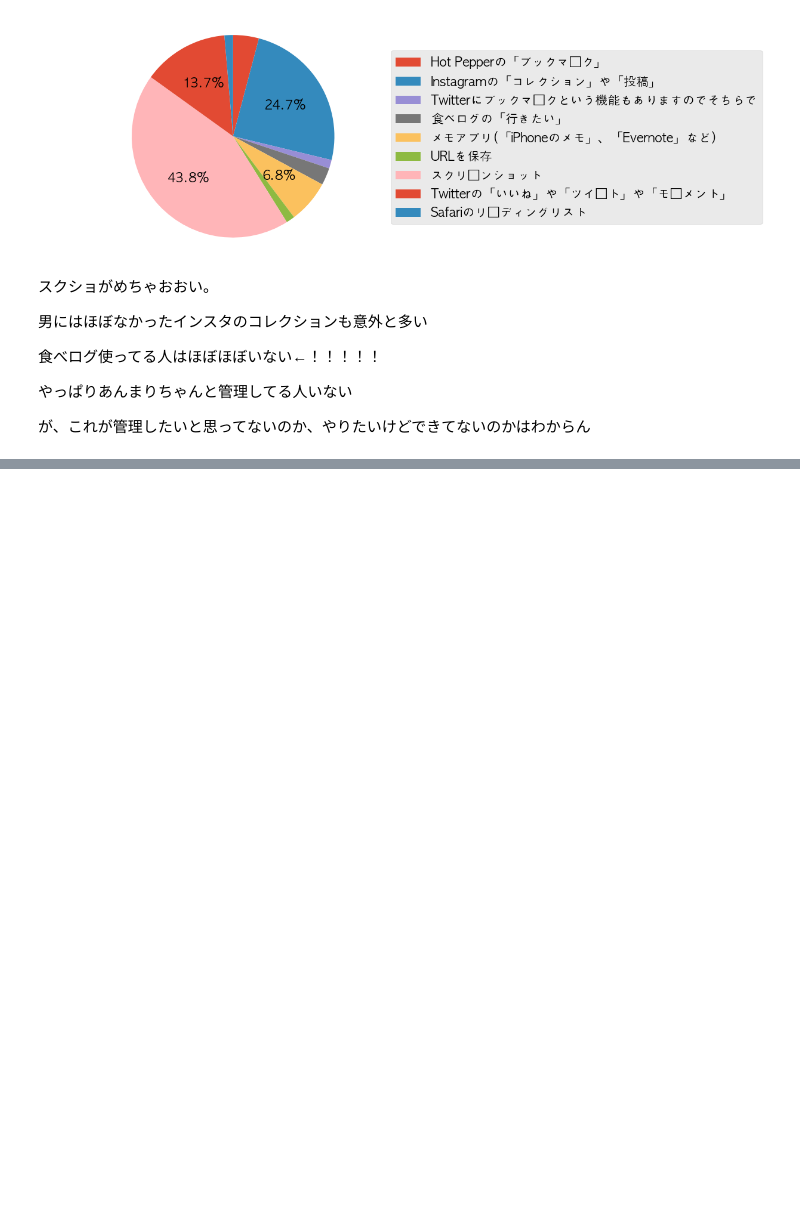
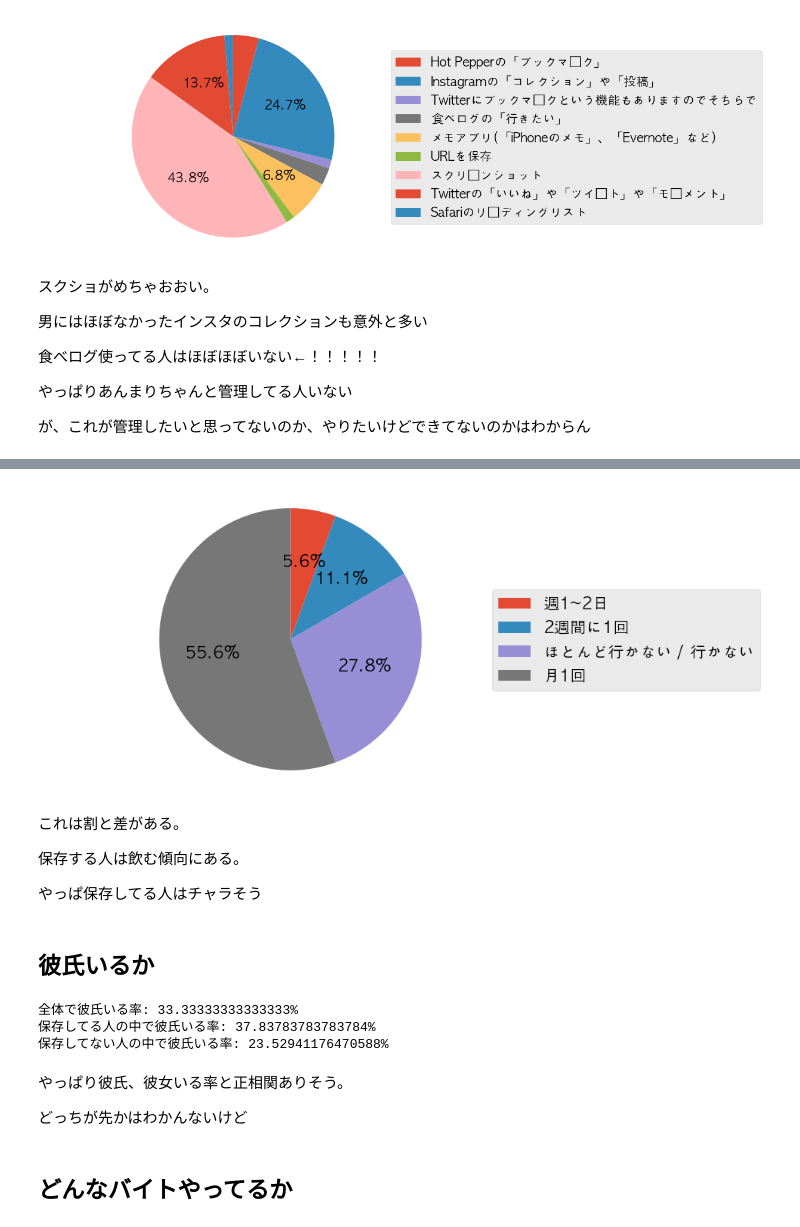
Before and after one commit to tomohiroo/foolip_analysis, a Jupyter notebook: google_form/分析.ipynb, the cells around one changed output, grey strips where cells are left out. Drawn from its saved outputs; the diff is of its cells as text; code cells hidden in the pictures; blank space fills up the shorter version.

```diff
--- a/google_form/分析.ipynb
+++ b/google_form/分析.ipynb
@@ -354,0 +438,43 @@ save_woman =
+# %%
+non_save_often_drink = non_save_woman.iloc[:,4]
+non_save_often_drink_data = np.zeros(len(save_often_drink_uniq))
+for (i, u) in enumerate(save_often_drink_uniq):
+    for s in non_save_often_drink:
+        if s == u:
+            non_save_often_drink_data[i] += 1
+pie_chart(non_save_often_drink_data, save_often_drink_uniq)
+# %% [output]
+[figure, added]
+# %% [markdown]
+これは割と差がある。
+
+保存する人は飲む傾向にある。
+
+やっぱ保存してる人はチャラそう
+# %% [markdown]
+## 彼氏いるか
+# %%
+with_boyfriend_num = len(woman_df[woman_df.iloc[:,6]=='いる'])
+without_boyfriend_num = len(woman_df[woman_df.iloc[:,6]=='いない'])
+boyfriend_rate = with_boyfriend_num/(with_boyfriend_num+without_boyfriend_num) * 100
+print("全体で彼氏いる率: {}%".format(boyfriend_rate))
+
+save_with_boyfriend_num = len(save_woman[save_woman.iloc[:,6]=='いる'])
+save_without_boyfriend_num = len(save_woman[save_woman.iloc[:,6]=='いない'])
+save_boyfriend_rate = save_with_boyfriend_num/(save_with_boyfriend_num+save_without_boyfriend_num) * 100
+print("保存してる人の中で彼氏いる率: {}%".format(save_boyfriend_rate))
+
+non_save_with_boyfriend_num = len(non_save_woman[non_save_woman.iloc[:,6]=='いる'])
+non_save_without_boyfriend_num = len(non_save_woman[non_save_woman.iloc[:,6]=='いない'])
+non_save_boyfriend_rate = non_save_with_boyfriend_num/(non_save_with_boyfriend_num + non_save_without_boyfriend_num) * 100
+print("保存してない人の中で彼氏いる率: {}%".format(non_save_boyfriend_rate))
+# %% [output]
+全体で彼氏いる率: 33.33333333333333%
+保存してる人の中で彼氏いる率: 37.83783783783784%
+保存してない人の中で彼氏いる率: 23.52941176470588%
+# %% [markdown]
+やっぱり彼氏、彼女いる率と正相関ありそう。
+
+どっちが先かはわかんないけど
+# %% [markdown]
+## どんなバイトやってるか
```
Also changed, not shown: parts of 25 cells of this notebook, 1 other file.
